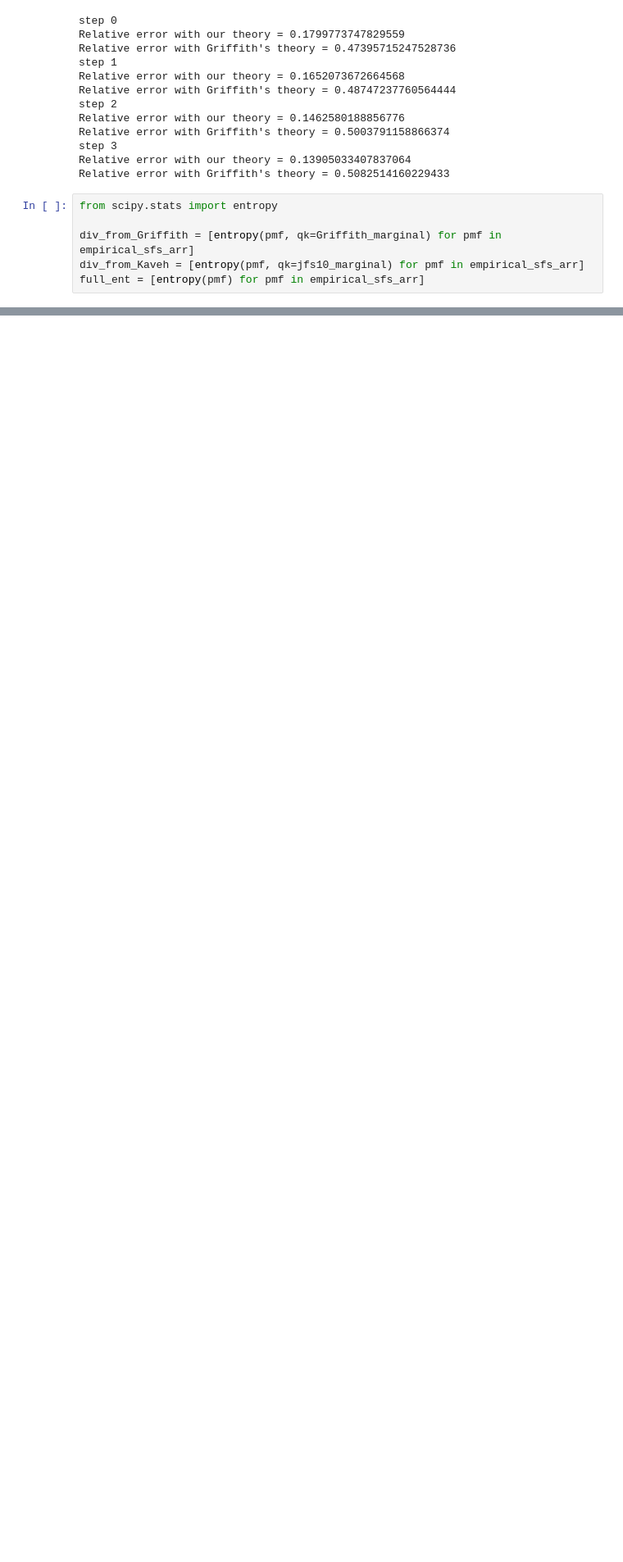
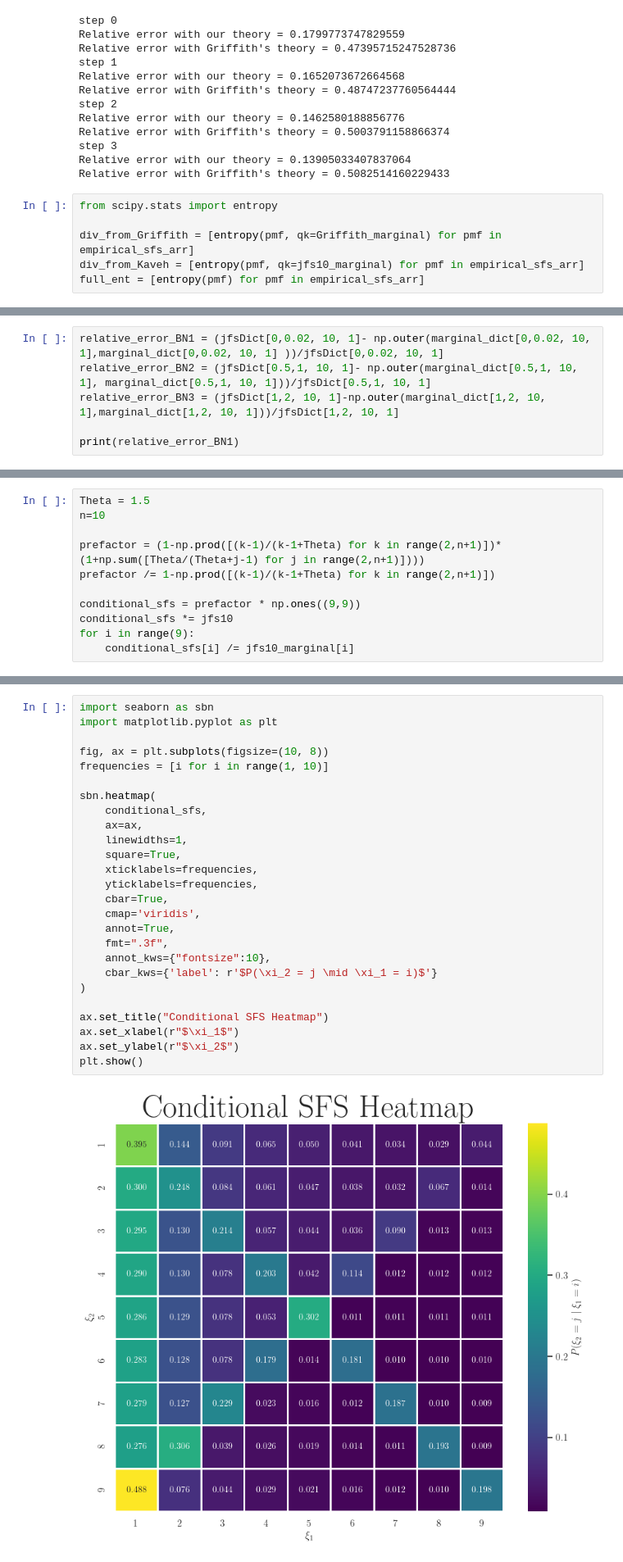
Before and after one commit to FaridKaveh/jfsNumerics, a Jupyter notebook: ParseProbabilities_n6.ipynb, the cells around one changed output, grey strips where cells are left out. Shown at 82% size. Cells and saved outputs as stored; diff of their text form; blank space fills up the shorter version.

```diff
--- a/ParseProbabilities_n6.ipynb
+++ b/ParseProbabilities_n6.ipynb
@@ -1631,0 +1939,6 @@ array([ 0.0195,  0.0031, -0.0012, -0.0023, -0.0033, -0.0035, -0.0036,
+# %%
+relative_error_BN1 = (jfsDict[0,0.02, 10, 1]- np.outer(marginal_dict[0,0.02, 10, 1],marginal_dict[0,0.02, 10, 1] ))/jfsDict[0,0.02, 10, 1]
+relative_error_BN2 = (jfsDict[0.5,1, 10, 1]- np.outer(marginal_dict[0.5,1, 10, 1], marginal_dict[0.5,1, 10, 1]))/jfsDict[0.5,1, 10, 1]
+relative_error_BN3 = (jfsDict[1,2, 10, 1]-np.outer(marginal_dict[1,2, 10, 1],marginal_dict[1,2, 10, 1]))/jfsDict[1,2, 10, 1]
+
+print(relative_error_BN1)
@@ -1631,0 +2103,11 @@ array([ 0.0195,  0.0031, -0.0012, -0.0023, -0.0033, -0.0035, -0.0036,
+# %%
+Theta = 1.5
+n=10
+
+prefactor = (1-np.prod([(k-1)/(k-1+Theta) for k in range(2,n+1)])*(1+np.sum([Theta/(Theta+j-1) for j in range(2,n+1)])))
+prefactor /= 1-np.prod([(k-1)/(k-1+Theta) for k in range(2,n+1)])
+
+conditional_sfs = prefactor * np.ones((9,9))
+conditional_sfs *= jfs10
+for i in range(9):
+    conditional_sfs[i] /= jfs10_marginal[i]
@@ -1631,0 +2135,28 @@ array([ 0.0195,  0.0031, -0.0012, -0.0023, -0.0033, -0.0035, -0.0036,
+# %%
+import seaborn as sbn
+import matplotlib.pyplot as plt
+
+fig, ax = plt.subplots(figsize=(10, 8))
+frequencies = [i for i in range(1, 10)]
+
+sbn.heatmap(
+    conditional_sfs,
+    ax=ax,
+    linewidths=1,
+    square=True,
+    xticklabels=frequencies,
+    yticklabels=frequencies,
+    cbar=True,
+    cmap='viridis',
+    annot=True,
+    fmt=".3f",
+    annot_kws={"fontsize":10},
+    cbar_kws={'label': r'$P(\xi_2 = j \mid \xi_1 = i)$'}
+)
+
+ax.set_title("Conditional SFS Heatmap")
+ax.set_xlabel(r"$\xi_1$")
+ax.set_ylabel(r"$\xi_2$")
+plt.show()
+# %% [output]
+[figure, added]
```
Also changed, not shown: parts of 43 cells of this notebook, 3 other files.
